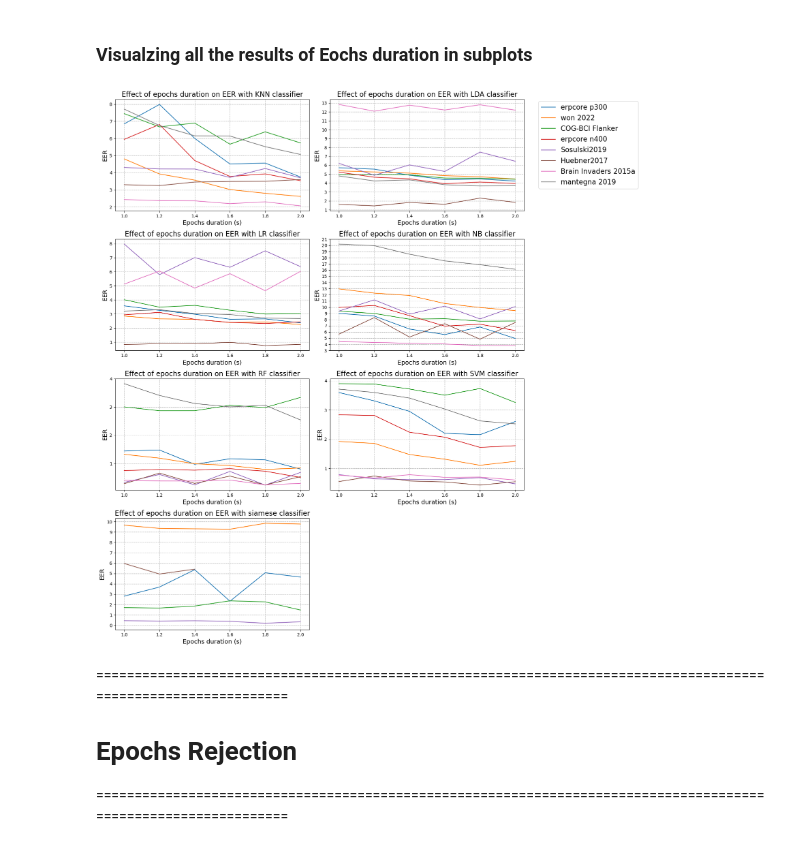
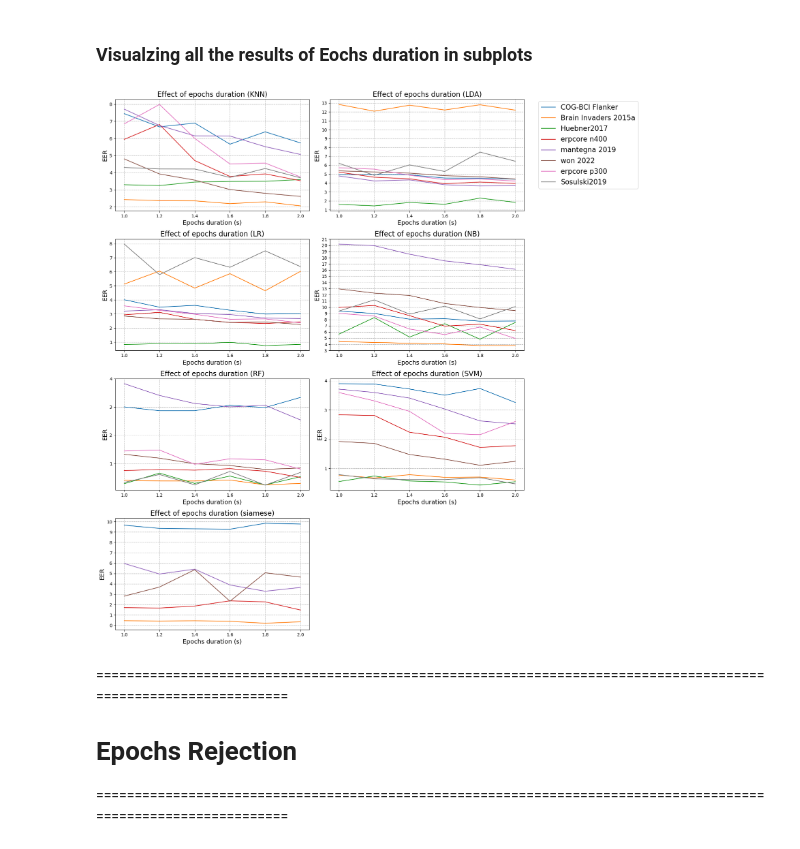
Before and after one commit to Avichaurasia/NeuroIDBench, a Jupyter notebook: Juypter_Notebooks/Experiment_Pre_Processing.ipynb, the cells around one changed output. Saved outputs shown, nothing was run; the diff lists cells and outputs as text; code cells hidden in the pictures.

```diff
--- a/Juypter_Notebooks/Experiment_Pre_Processing.ipynb
+++ b/Juypter_Notebooks/Experiment_Pre_Processing.ipynb
@@ -163,22 +163,22 @@ cogbci_interval_siamese_df.rename(columns={'Epochs_Interval': 'epochs_duration'}
 huebner_shallow_classifiers_db=pd.read_csv(os.path.join(Huebner_LLP_dir, 'Different_Epochs_Interval', 'Shallow_Classifiers',
                                                       'SOA_shallow_classifiers.csv'))
 
-# siamese_path=os.path.join(Huebner_LLP_dir, 'Different_Epochs_Interval', 'Siamese')
-# # List all files in the folder with a .csv extension
-# csv_files = [file for file in os.listdir(siamese_path) if file.endswith('.csv')]
+siamese_path=os.path.join(Huebner_LLP_dir, 'Different_Epochs_Interval', 'Siamese')
+# List all files in the folder with a .csv extension
+csv_files = [file for file in os.listdir(siamese_path) if file.endswith('.csv')]
 
-# # Initialize an empty list to store DataFrames
-# dfs = []
+# Initialize an empty list to store DataFrames
+dfs = []
 
-# # Iterate over each CSV file and read it into a DataFrame
-# for csv_file in csv_files:
-#     file_path = os.path.join(siamese_path, csv_file)
-#     df = pd.read_csv(file_path)
-#     dfs.append(df)
+# Iterate over each CSV file and read it into a DataFrame
+for csv_file in csv_files:
+    file_path = os.path.join(siamese_path, csv_file)
+    df = pd.read_csv(file_path)
+    dfs.append(df)
 
-# # Concatenate all DataFrames into a single DataFrame
-# huebner_interval_siamese_df = pd.concat(dfs, ignore_index=True)
-# huebner_interval_siamese_df.rename(columns={'Epochs_Interval': 'epochs_duration'}, inplace=True)
+# Concatenate all DataFrames into a single DataFrame
+huebner_interval_siamese_df = pd.concat(dfs, ignore_index=True)
+huebner_interval_siamese_df.rename(columns={'Epochs_Interval': 'epochs_duration'}, inplace=True)
 
 #brain_interval_siamese_df
 # %% [markdown]
@@ -258,7 +258,7 @@ df_epochs_interval_db=pd.concat([brain_shallow_classifiers_db, brain_interval_si
                                  erpcoreN400_shallow_classifiers_db, erpCore_N400_interval_siamese_df,
                                  erpcoreP300_shallow_classifiers_db, erpCore_P300_interval_siamese_df,
                                     cogbci_shallow_classifiers_db, cogbci_interval_siamese_df,
-                                 huebner_shallow_classifiers_db,
+                                 huebner_shallow_classifiers_db, huebner_interval_siamese_df,
                                  sosulski_shallow_classifiers_db, sosulski_interval_siamese_df,
                                     mantegna_shallow_classifiers_db, mantegna_interval_siamese_df,
                                  won2022_shallow_classifiers_db, won2022_interval_siamese_df], axis=0)
@@ -332,35 +332,35 @@ legend_handles = []
 # Iterate over each pipeline
 for i, pipeline in enumerate(grouped_epochs_interval_df.pipeline.unique()):
     db = grouped_epochs_interval_df[grouped_epochs_interval_df['pipeline'] == pipeline]
     db['eer'] = db['eer'].astype('float64')
 
     # Choose the subplot for the current pipeline
     ax = axs[i]
 
     for dataset in set(db['dataset']):
         dataset_data = db[db['dataset'] == dataset]
         line, = ax.plot(dataset_data['epochs_duration'], dataset_data['eer'], label=dataset)
         legend_handles.append(line)
 
     # Set labels and title
     ax.set_xlabel('Epochs duration (s)', fontsize=14)
     ax.set_ylabel('EER', fontsize=14)
-    ax.set_title("Effect of epochs duration on EER with "+ pipeline+" classifier", fontsize=16)
+    ax.set_title("Effect of epochs duration ("+ pipeline+")", fontsize=16)
 
     # Set y-axis ticks at intervals of 1
     ax.yaxis.set_major_locator(plt.MultipleLocator(base=1))
     ax.grid(True, ls="--", lw=0.8)
 
 # Create a legend outside the subplots
 fig.legend(legend_handles, set(grouped_epochs_interval_df['dataset']), loc='upper right', bbox_to_anchor=(1.25, 0.98), fontsize=12, prop={'size': 16})
 plt.subplots_adjust(right=0.60)  # Adjust layout to make room for the legend
 
 # Adjust layout
 plt.tight_layout()
 fig.delaxes(axs[7])
 plt.show()
 # %% [output]
-[figure, old version]
+[figure, new version]
 # %% [markdown]
 ================================================================================================================
 
```
Also changed, not shown: parts of 14 cells of this notebook, 10 other files.
